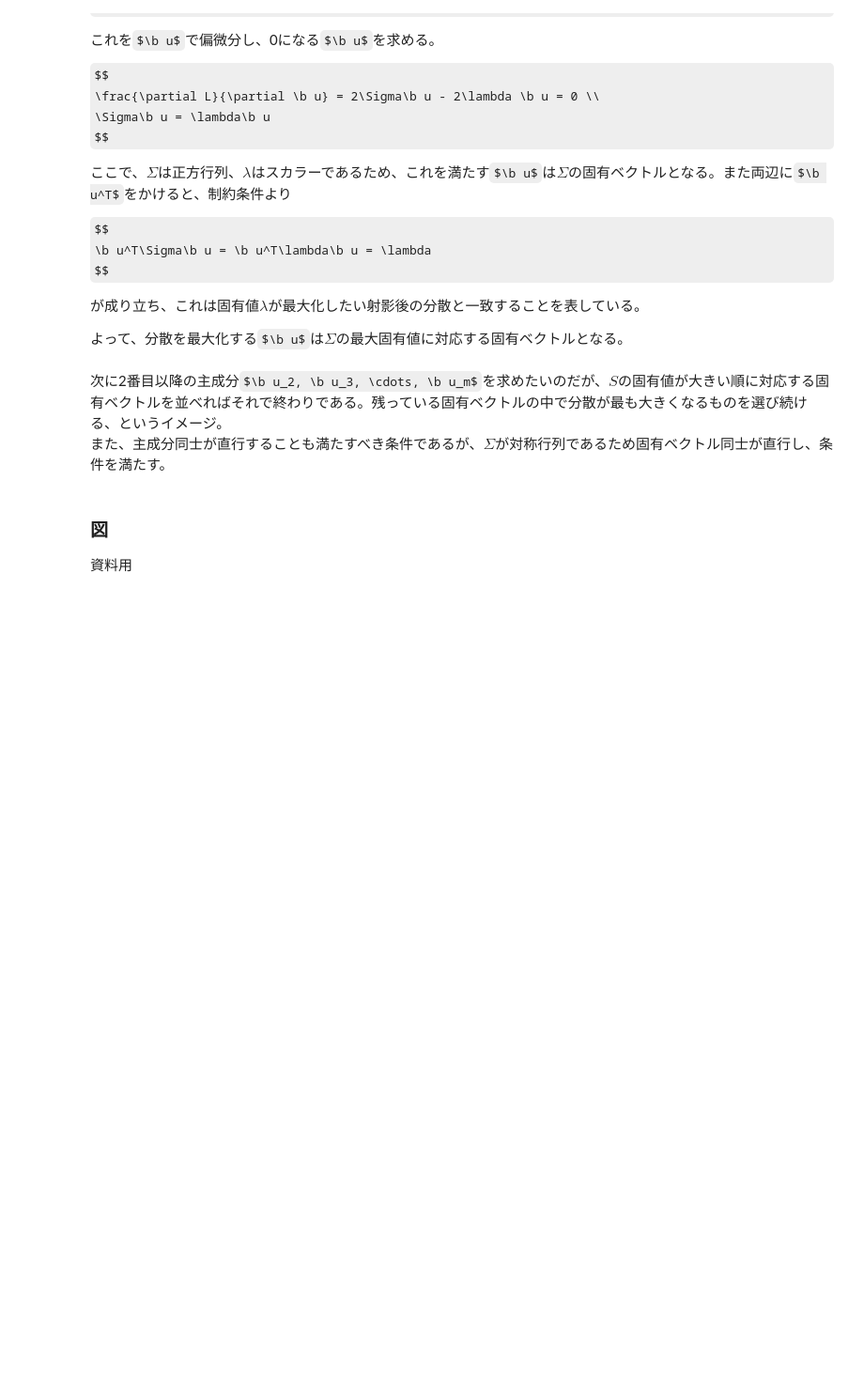
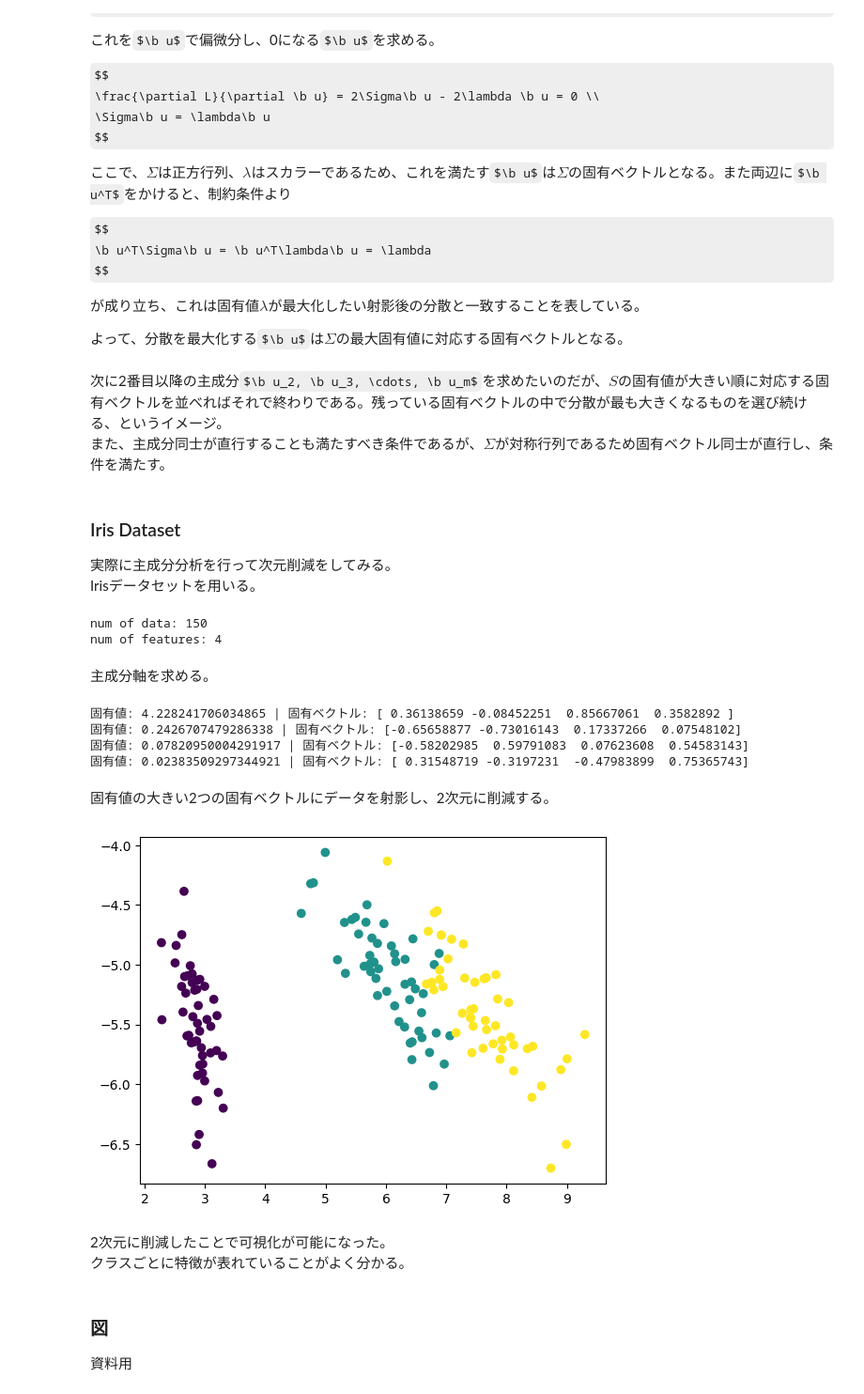
Before and after one commit to misya11p/dimensionality-reduction, a Jupyter notebook: PCA.ipynb, the cells around one changed output. Shown at 94% size. Drawn from its saved outputs; the diff is of its cells as text; code cells hidden in the pictures; some formulas as TeX source; blank space fills up the shorter version.

```diff
--- a/PCA.ipynb
+++ b/PCA.ipynb
@@ -203,6 +203,44 @@ $$
 # %% [markdown]
 次に2番目以降の主成分$\b u_2, \b u_3, \cdots, \b u_m$を求めたいのだが、$S$の固有値が大きい順に対応する固有ベクトルを並べればそれで終わりである。残っている固有ベクトルの中で分散が最も大きくなるものを選び続ける、というイメージ。
 また、主成分同士が直行することも満たすべき条件であるが、$\Sigma$が対称行列であるため固有ベクトル同士が直行し、条件を満たす。
+# %% [markdown]
+### Iris Dataset
+
+実際に主成分分析を行って次元削減をしてみる。
+Irisデータセットを用いる。
+# %%
+from sklearn.datasets import load_iris
+iris = load_iris()
+X = iris.data
+y = iris.target
+print('num of data:', X.shape[0])
+print('num of features:', X.shape[1])
+# %% [output]
+num of data: 150
+num of features: 4
+# %% [markdown]
+主成分軸を求める。
+# %%
+cov_mat = np.cov(X.T) # 共分散行列
+val, vec = np.linalg.eig(cov_mat) # 固有値分解
+for l, u in zip(val, vec.T):
+    print('固有値:', l, '| 固有ベクトル:', u)
+# %% [output]
+固有値: 4.228241706034865 | 固有ベクトル: [ 0.36138659 -0.08452251  0.85667061  0.3582892 ]
+固有値: 0.2426707479286338 | 固有ベクトル: [-0.65658877 -0.73016143  0.17337266  0.07548102]
+固有値: 0.07820950004291917 | 固有ベクトル: [-0.58202985  0.59791083  0.07623608  0.54583143]
+固有値: 0.02383509297344921 | 固有ベクトル: [ 0.31548719 -0.3197231  -0.47983899  0.75365743]
+# %% [markdown]
+固有値の大きい2つの固有ベクトルにデータを射影し、2次元に削減する。
+# %%
+m = 2
+pc = X @ vec[:, :m] # 射影
+plt.scatter(pc[:, 0], pc[:, 1], c=y);
+# %% [output]
+[figure, added]
+# %% [markdown]
+2次元に削減したことで可視化が可能になった。
+クラスごとに特徴が表れていることがよく分かる。
 # %% [markdown]
 ### 図
 
```
